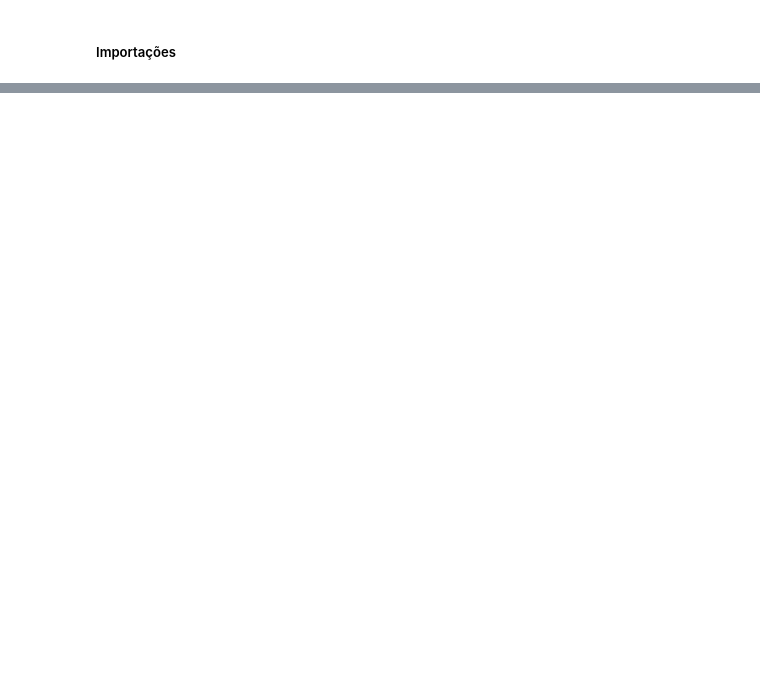
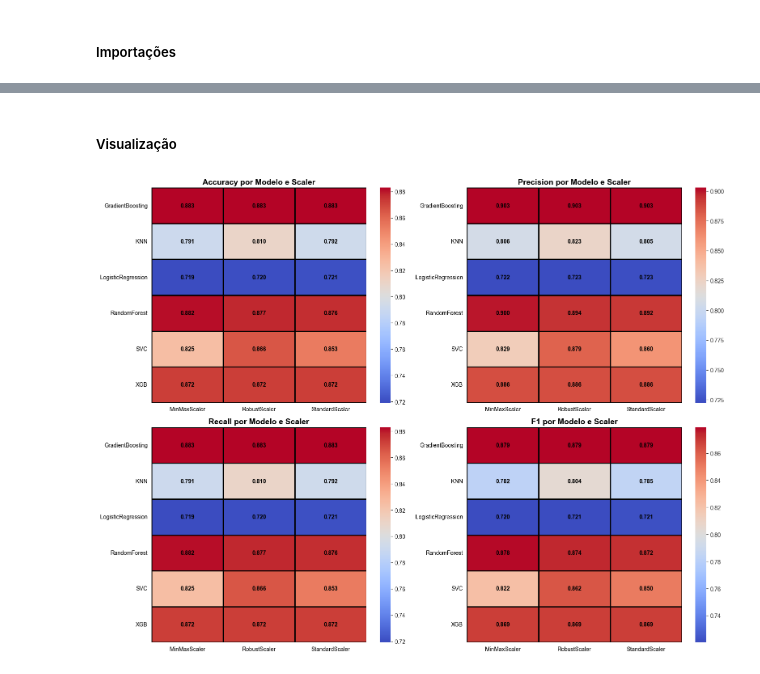
Before and after one commit to CaioViegas/deteccao_fraude, a Jupyter notebook: notebooks/04_model_selection.ipynb, the cells around one changed output, grey strips where cells are left out. Drawn from its saved outputs; the diff is of its cells as text; code cells hidden in the pictures; blank space fills up the shorter version.

Commit message:
Notebook de selecao de modelo finalizado

```diff
--- a/notebooks/04_model_selection.ipynb
+++ b/notebooks/04_model_selection.ipynb
@@ -35,0 +63,15 @@ Index(['ohe__protocol_type_ICMP', 'ohe__protocol_type_TCP',
+# %%
+scalers = {
+    'StandardScaler': StandardScaler(),
+    'MinMaxScaler': MinMaxScaler(),
+    'RobustScaler': RobustScaler(),
+}
+# %%
+models = {
+    'LogisticRegression': LogisticRegression(max_iter=1000, class_weight='balanced'),
+    'RandomForest': RandomForestClassifier(class_weight='balanced'),
+    'GradientBoosting': GradientBoostingClassifier(),
+    'SVC': SVC(probability=True, class_weight='balanced'),
+    'KNN': KNeighborsClassifier(),
+    'XGB': XGBClassifier()
+}
@@ -35,0 +128,28 @@ Index(['ohe__protocol_type_ICMP', 'ohe__protocol_type_TCP',
+# %% [markdown]
+##### Visualização
+# %%
+metrics = ["Accuracy", "Precision", "Recall", "F1"]
+# %%
+plt.style.use('dark_background')
+sns.set_style("darkgrid")
+# %%
+fig, axes = plt.subplots(2, 2, figsize=(16, 12))
+axes = axes.flatten()
+
+for i, metric in enumerate(metrics):
+    pivot = results_df.pivot(index="Model", columns="Scaler", values=metric)
+
+    sns.heatmap(
+        pivot, annot=True, fmt=".3f", cmap="coolwarm", cbar=True,
+        linewidths=0.8, linecolor='black', ax=axes[i], annot_kws={"size":10, "weight":"bold", "color":"black"}
+    )
+
+    axes[i].set_title(f"{metric} por Modelo e Scaler", fontsize=14, color='black', weight='bold')
+    axes[i].set_xlabel("")
+    axes[i].set_ylabel("")
+    axes[i].tick_params(colors='black', labelsize=10)
+
+plt.tight_layout()
+plt.show()
+# %% [output]
+[figure, added]
```
Also changed, not shown: parts of 14 cells of this notebook, 3 other files.
